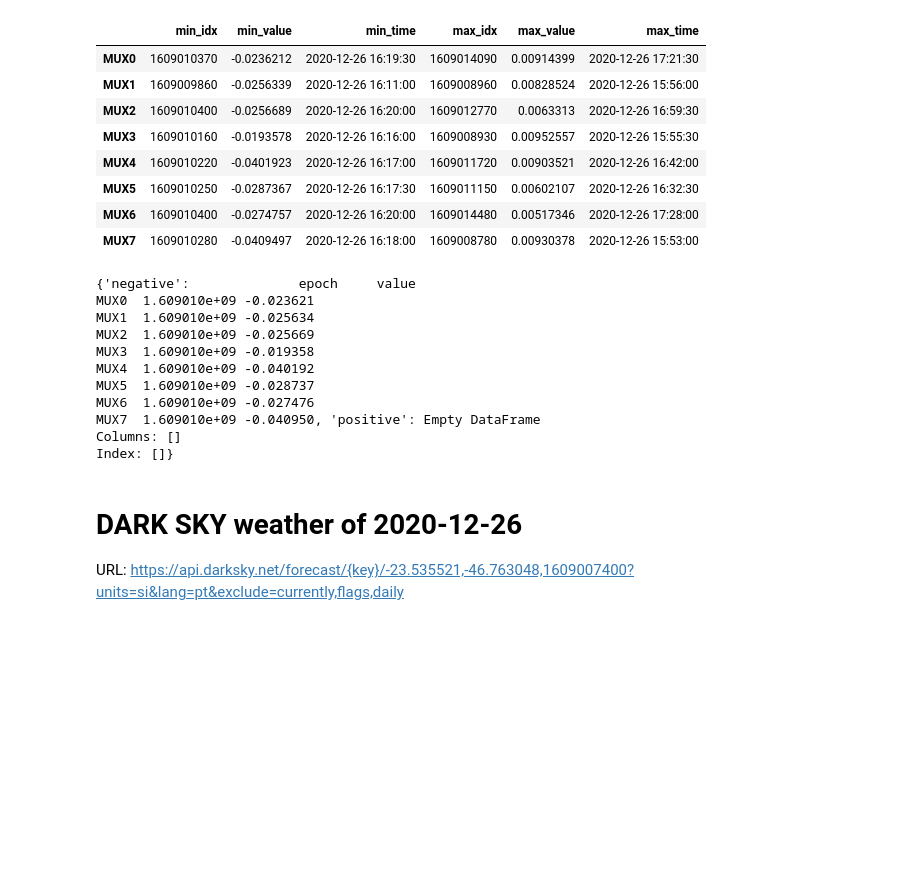
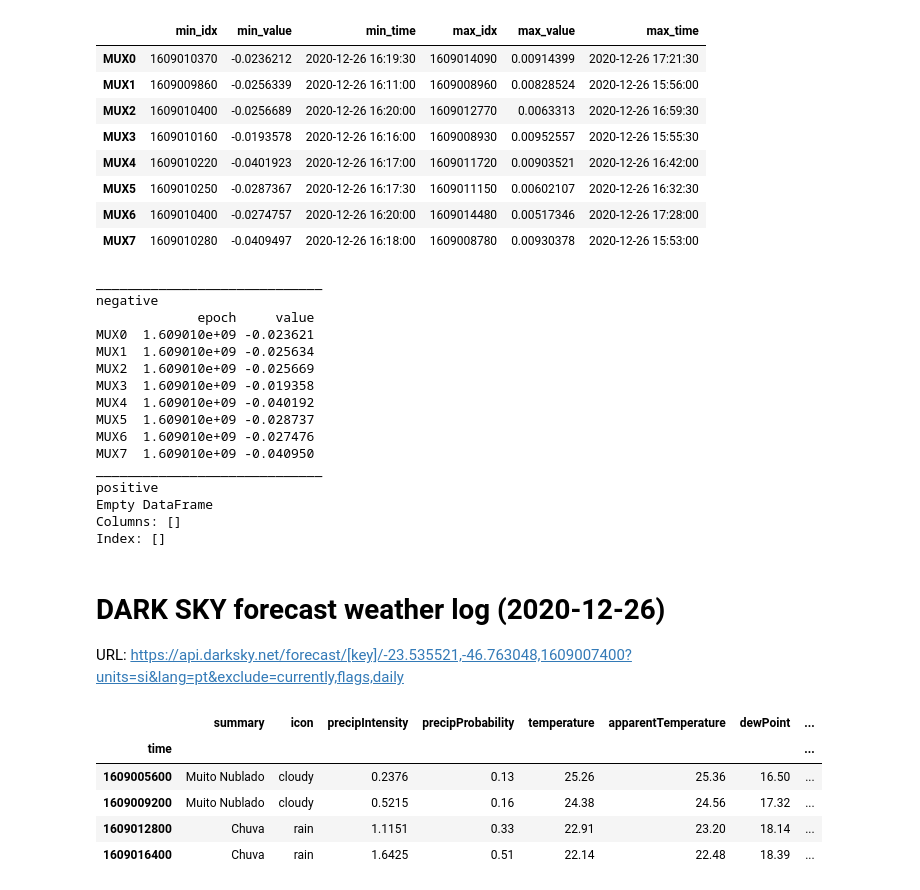
Before and after one commit to mygs/babilonia, a Jupyter notebook: research/notebook/DetectSuddenChanges-paper.ipynb, the cells around one changed output. Drawn from its saved outputs; the diff is of its cells as text; code cells hidden in the pictures; blank space fills up the shorter version.

Commit message:
weather forecast data processing

```diff
--- a/research/notebook/DetectSuddenChanges-paper.ipynb
+++ b/research/notebook/DetectSuddenChanges-paper.ipynb
@@ -129,9 +130,14 @@ def detect_rupture(data):
 
 
 ruptures = detect_rupture(dfr)
-print(ruptures)
+for type in ruptures:
+    print("_____________________________")
+    print(type)
+    print(ruptures[type])
 # %% [output]
-{'negative':              epoch     value
+_____________________________
+negative
+             epoch     value
 MUX0  1.609010e+09 -0.023621
 MUX1  1.609010e+09 -0.025634
 MUX2  1.609010e+09 -0.025669
@@ -139,11 +145,14 @@ MUX3  1.609010e+09 -0.019358
 MUX4  1.609010e+09 -0.040192
 MUX5  1.609010e+09 -0.028737
 MUX6  1.609010e+09 -0.027476
-MUX7  1.609010e+09 -0.040950, 'positive': Empty DataFrame
+MUX7  1.609010e+09 -0.040950
+_____________________________
+positive
+Empty DataFrame
 Columns: []
-Index: []}
+Index: []
 # %% [markdown]
-# DARK SKY weather of 2020-12-26
+# DARK SKY forecast weather log (2020-12-26)
 
 
-URL: https://api.darksky.net/forecast/{key}/-23.535521,-46.763048,1609007400?units=si&lang=pt&exclude=currently,flags,daily
+URL: https://api.darksky.net/forecast/[key]/-23.535521,-46.763048,1609007400?units=si&lang=pt&exclude=currently,flags,daily
@@ -634,0 +159,13 @@ darksky = {
+# %%
+hourly_forecast = pandas.read_pickle('./detect_sudden_change_darksky_dataset.pkl')
+# %%
+start_time = 1609002000 # 2PM
+end_time   = 1609020000 # 7PM
+hourly_forecast[(hourly_forecast.index > start_time) & (hourly_forecast.index < end_time)]
+# %% [output]
+|  | summary | icon | precipIntensity | precipProbability | temperature | apparentTemperature | dewPoint | ... |
+| time |  |  |  |  |  |  |  | ... |
+| 1609005600 | Muito Nublado | cloudy | 0.2376 | 0.13 | 25.26 | 25.36 | 16.50 | ... |
+| 1609009200 | Muito Nublado | cloudy | 0.5215 | 0.16 | 24.38 | 24.56 | 17.32 | ... |
+| 1609012800 | Chuva | rain | 1.1151 | 0.33 | 22.91 | 23.20 | 18.14 | ... |
+| 1609016400 | Chuva | rain | 1.6425 | 0.51 | 22.14 | 22.48 | 18.39 | ... |
```
Also changed, not shown: parts of 2 cells of this notebook, 4 other files.
